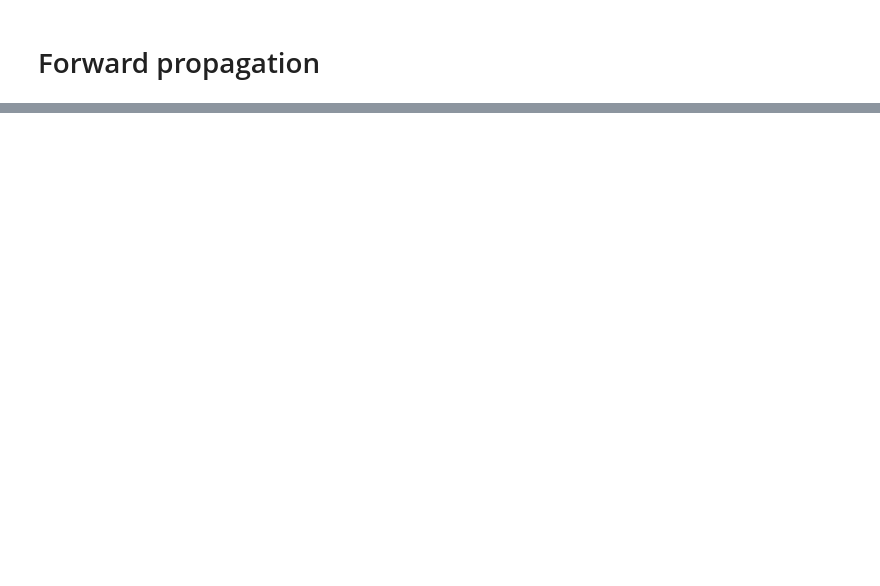
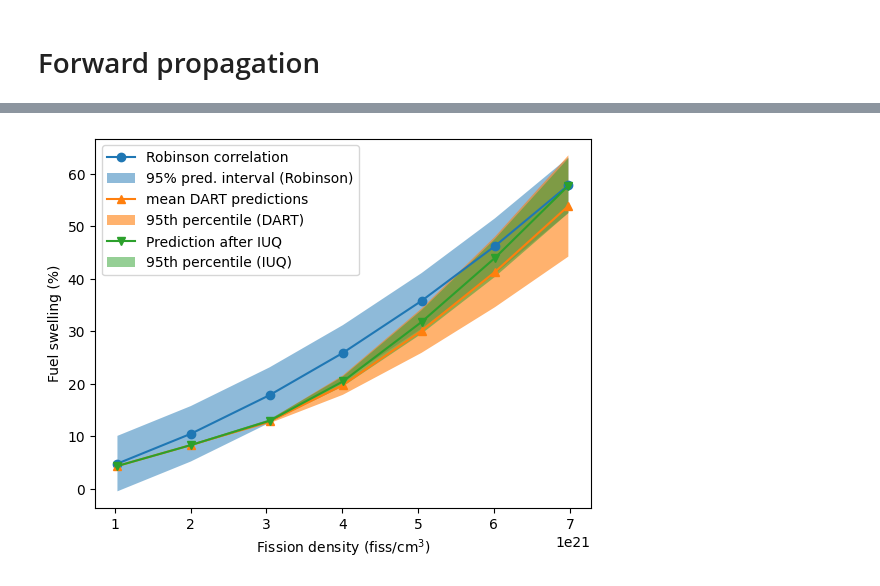
Before and after one commit to ahasan3-ncsu/wd-swelling, a Jupyter notebook: inv_uq/iuq_with_multivariate.ipynb, the cells around one changed output, grey strips where cells are left out. Cells and saved outputs as stored; diff of their text form; code cells hidden in the pictures; blank space fills up the shorter version.

```diff
--- a/inv_uq/iuq_with_multivariate.ipynb
+++ b/inv_uq/iuq_with_multivariate.ipynb
@@ -194,0 +244,52 @@ for mod, mu, sig in zip([reg1, reg2], mus, sigs):
+# %%
+modPred = [[] for _ in range(7)]
+
+for jj, mod in enumerate(reg):
+    for i in range(10000):
+        modPred[jj].append(mod.predict([hey[-i]])[0])
+# %%
+# experiment
+y_exp = [swelling_perc(x) for x in fdVals]
+
+plt.plot(fdVals, y_exp, marker='o',
+         label='Robinson correlation')
+exp_hi = [y + 5.28 for y in y_exp]
+exp_lo = [y - 5.28 for y in y_exp]
+plt.fill_between(fdVals, exp_lo, exp_hi, alpha=0.5,
+                 label='95% pred. interval (Robinson)')
+
+# prior
+y_mod = []
+e_mod = []
+for x, data in zip(fdVals, fdData):
+    y_mod.append(mean(data['fuel_swelling']))
+    e_mod.append(stdev(data['fuel_swelling']))
+
+plt.plot(fdVals, y_mod, marker='^',
+         label='mean DART predictions')
+mod_hi = [i + 2*j for i, j in zip(y_mod, e_mod)]
+mod_lo = [i - 2*j for i, j in zip(y_mod, e_mod)]
+plt.fill_between(fdVals, mod_lo, mod_hi, alpha=0.6,
+                 label='95th percentile (DART)')
+
+# posterior
+y_mod = []
+e_mod = []
+for pred in modPred:
+    y_mod.append(mean(pred))
+    e_mod.append(stdev(pred))
+
+plt.plot(fdVals, y_mod, marker='v',
+         label='Prediction after IUQ')
+mod_hi = [i + 2*j for i, j in zip(y_mod, e_mod)]
+mod_lo = [i - 2*j for i, j in zip(y_mod, e_mod)]
+plt.fill_between(fdVals, mod_lo, mod_hi, alpha=0.5,
+                 label='95th percentile (IUQ)')
+
+plt.xlabel(r'Fission density (fiss/cm$^3$)')
+plt.ylabel('Fuel swelling (%)')
+
+plt.legend()
+plt.show()
+# %% [output]
+[figure, added]
```
Also changed, not shown: parts of 21 cells of this notebook, 4 other files.
